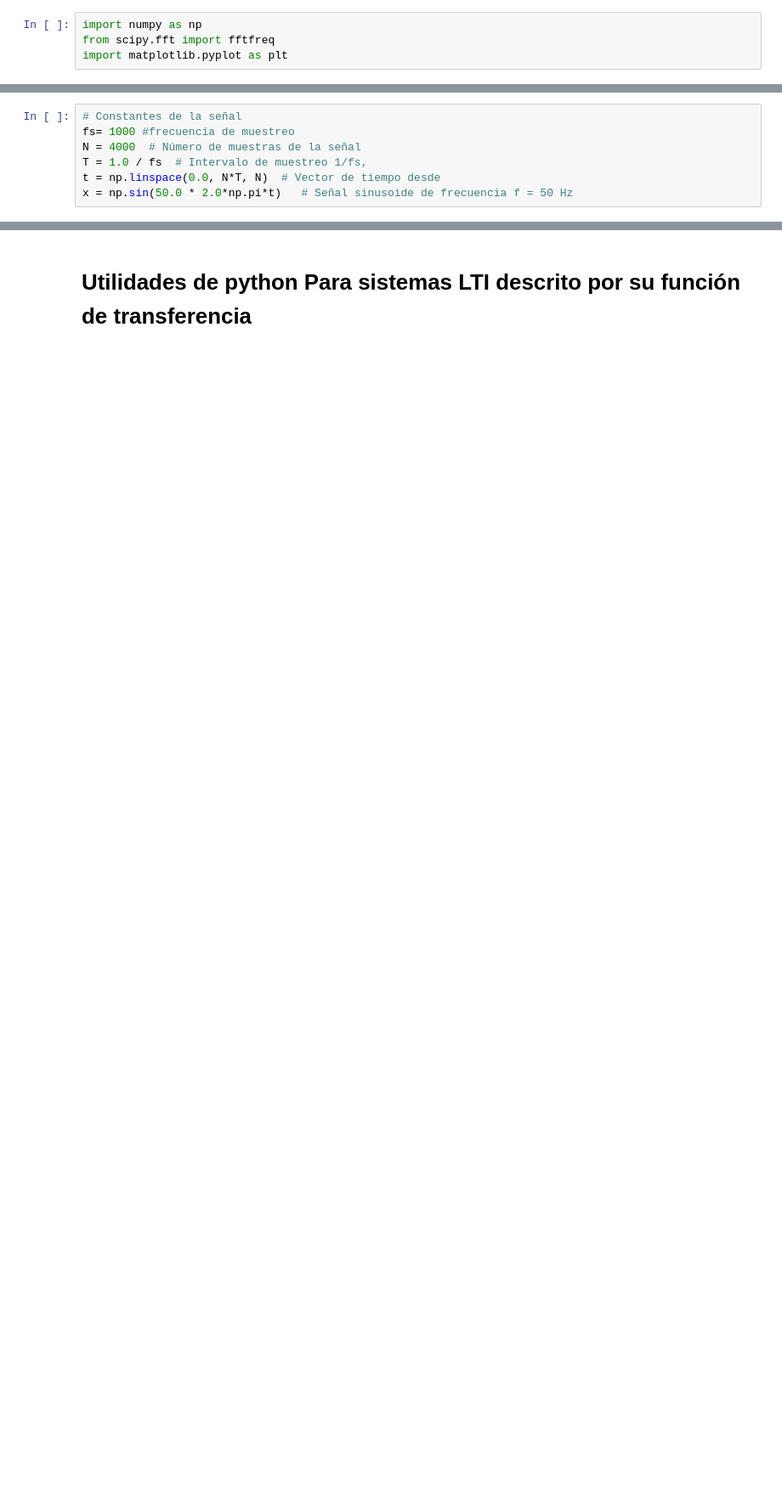
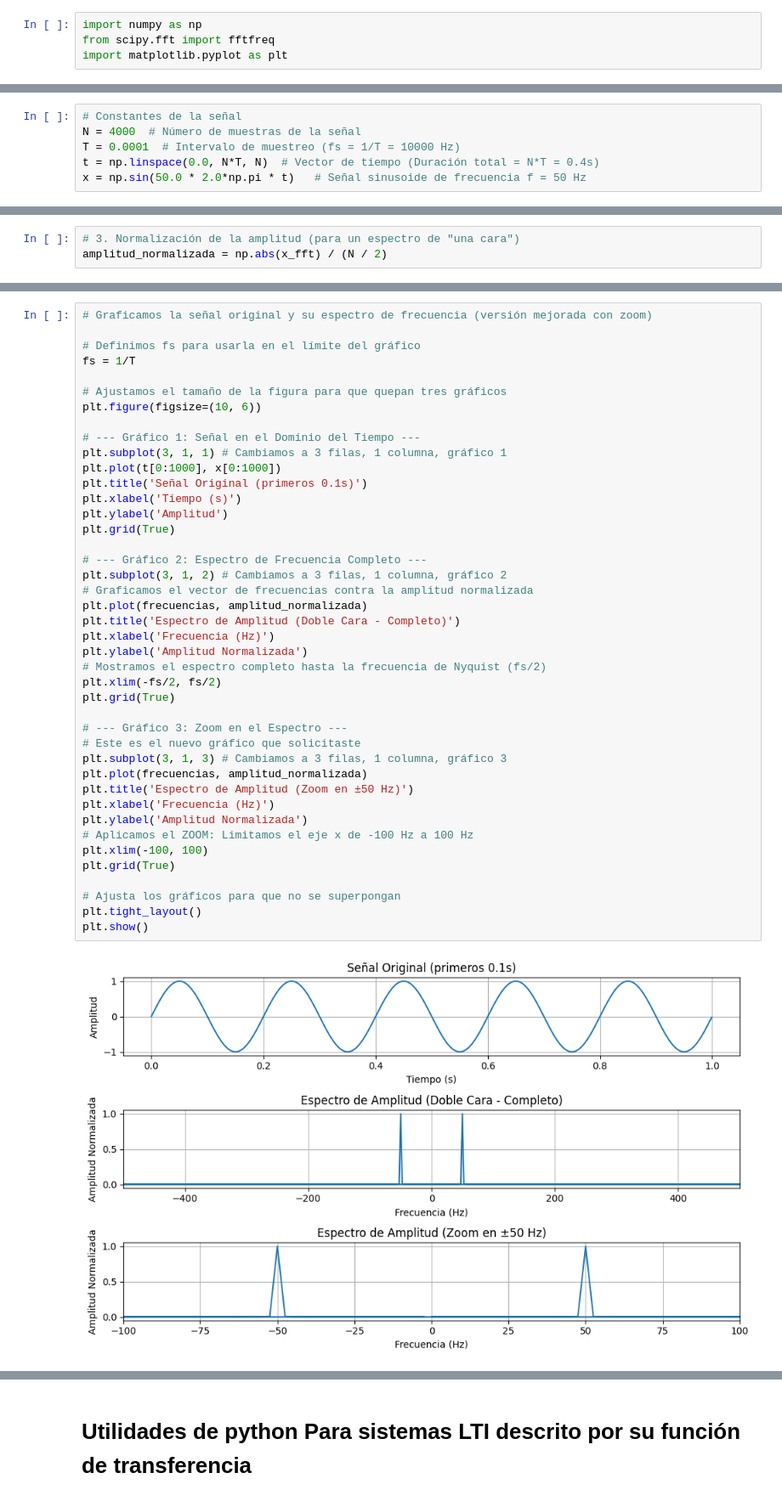
Before and after one commit to ASyS-utn-frm/python, a Jupyter notebook: TP4_FFT_y_sistemas_LTI.ipynb, the cells around one changed output, grey strips where cells are left out. Shown at 85% size. Cells and saved outputs as stored; diff of their text form; blank space fills up the shorter version.

```diff
--- a/TP4_FFT_y_sistemas_LTI.ipynb
+++ b/TP4_FFT_y_sistemas_LTI.ipynb
@@ -80,7 +111,6 @@ Ahora crearemos un vector que llamaremos `t` que representará el tiempo continu
 # %%
 # Constantes de la señal
-fs= 1000 #frecuencia de muestreo
 N = 4000  # Número de muestras de la señal
-T = 1.0 / fs  # Intervalo de muestreo 1/fs,
-t = np.linspace(0.0, N*T, N)  # Vector de tiempo desde
-x = np.sin(50.0 * 2.0*np.pi*t)   # Señal sinusoide de frecuencia f = 50 Hz
+T = 0.0001  # Intervalo de muestreo (fs = 1/T = 10000 Hz)
+t = np.linspace(0.0, N*T, N)  # Vector de tiempo (Duración total = N*T = 0.4s)
+x = np.sin(50.0 * 2.0*np.pi * t)   # Señal sinusoide de frecuencia f = 50 Hz
@@ -97 +144,4 @@ frecuencias = fftfreq(N, T)
+# %%
+# 3. Normalización de la amplitud (para un espectro de "una cara")
+amplitud_normalizada = np.abs(x_fft) / (N / 2)
 # %% [markdown]
@@ -128,0 +149,44 @@ Ahora crearemos una figura interactiva para ver cómo varia el espectro de una s
+# %%
+# Graficamos la señal original y su espectro de frecuencia (versión mejorada con zoom)
+
+# Definimos fs para usarla en el límite del gráfico
+fs = 1/T
+
+# Ajustamos el tamaño de la figura para que quepan tres gráficos
+plt.figure(figsize=(10, 6))
+
+# --- Gráfico 1: Señal en el Dominio del Tiempo ---
+plt.subplot(3, 1, 1) # Cambiamos a 3 filas, 1 columna, gráfico 1
+plt.plot(t[0:1000], x[0:1000])
+plt.title('Señal Original (primeros 0.1s)')
+plt.xlabel('Tiempo (s)')
+plt.ylabel('Amplitud')
+plt.grid(True)
+
+# --- Gráfico 2: Espectro de Frecuencia Completo ---
+plt.subplot(3, 1, 2) # Cambiamos a 3 filas, 1 columna, gráfico 2
+# Graficamos el vector de frecuencias contra la amplitud normalizada
+plt.plot(frecuencias, amplitud_normalizada)
+plt.title('Espectro de Amplitud (Doble Cara - Completo)')
+plt.xlabel('Frecuencia (Hz)')
+plt.ylabel('Amplitud Normalizada')
+# Mostramos el espectro completo hasta la frecuencia de Nyquist (fs/2)
+plt.xlim(-fs/2, fs/2)
+plt.grid(True)
+
+# --- Gráfico 3: Zoom en el Espectro ---
+# Este es el nuevo gráfico que solicitaste
+plt.subplot(3, 1, 3) # Cambiamos a 3 filas, 1 columna, gráfico 3
+plt.plot(frecuencias, amplitud_normalizada)
+plt.title('Espectro de Amplitud (Zoom en ±50 Hz)')
+plt.xlabel('Frecuencia (Hz)')
+plt.ylabel('Amplitud Normalizada')
+# Aplicamos el ZOOM: Limitamos el eje x de -100 Hz a 100 Hz
+plt.xlim(-100, 100)
+plt.grid(True)
+
+# Ajusta los gráficos para que no se superpongan
+plt.tight_layout()
+plt.show()
+# %% [output]
+[figure, added]
```
Also changed, not shown: parts of 71 cells of this notebook, 1 other file.
